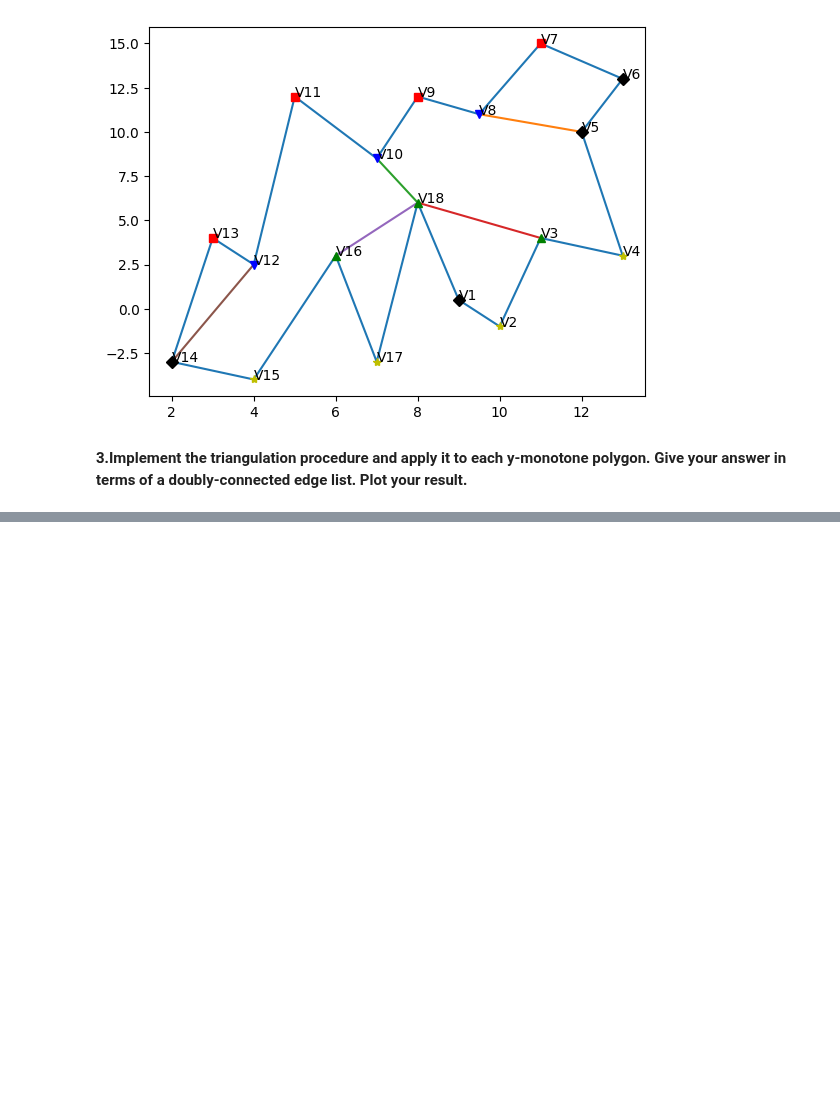
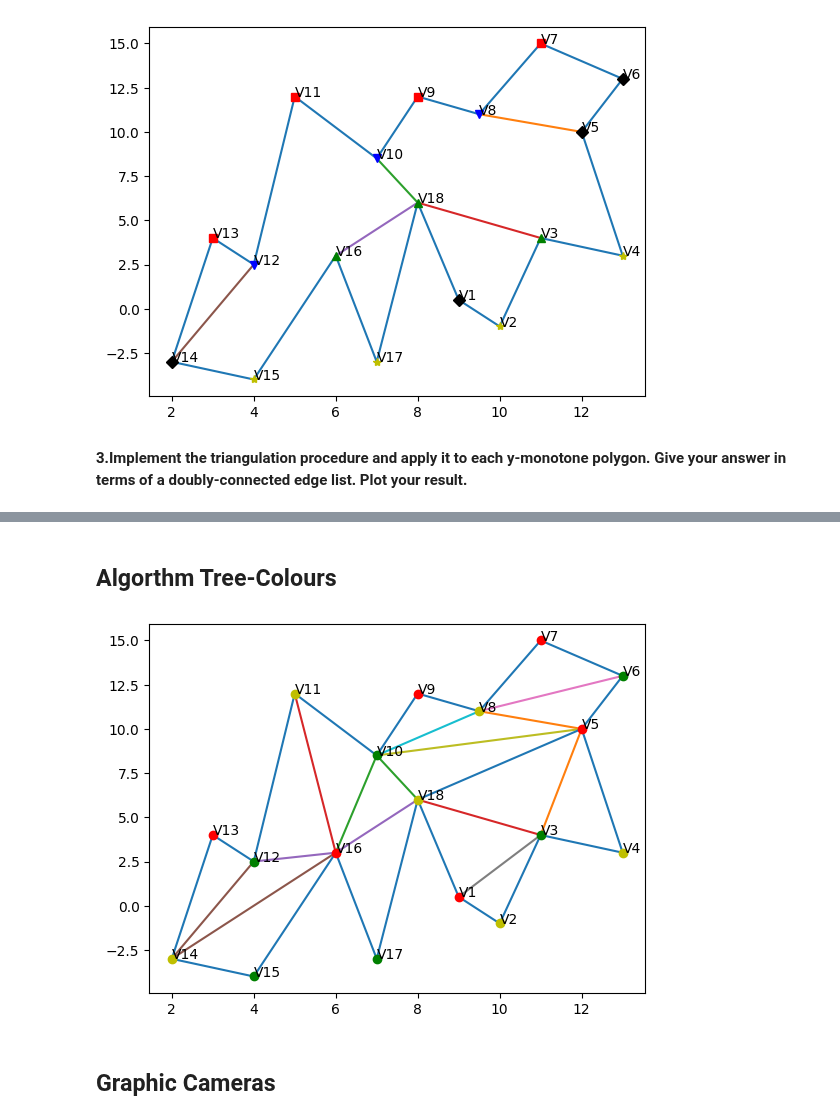
Before and after one commit to DayaVale/Geometria_Computacional, a Jupyter notebook: Homework2/Homework2.ipynb, the cells around one changed output, grey strips where cells are left out. Cells and saved outputs as stored; diff of their text form; code cells hidden in the pictures; blank space fills up the shorter version.

```diff
--- a/Homework2/Homework2.ipynb
+++ b/Homework2/Homework2.ipynb
@@ -25,6 +25,7 @@ class vertex:
         self.edge_inci = None ## Incident Edge
         self.type = None #Type vertex Start,end,regular,merge o split
         self.chain = None # Idicate the chain, if Right or Left
+        self.color = None
 
     ## Add Incident Edge
     def add_edge_inci(self,e):
@@ -1202,0 +1234,50 @@ triangulation_polygon_all(DCEL1)
+# %%
+def graphic_colors(DCEL1):
+    P = DCEL1.list_vertex
+
+    xcor = []
+    ycor = []
+    for i in DCEL1.list_edge:
+        if(i.name[0] == 'e'):
+            if (int(float(i.name[1:])) < 18) :
+                xcor.append(i.origin.x)
+                ycor.append(i.origin.y)
+            elif (int(float(i.name[1:])) == 18):
+
+                xcor.append(i.origin.x)
+                ycor.append(i.origin.y)
+                xcor.append(i.queue.x)
+                ycor.append(i.queue.y)
+
+            else:
+                plt.plot(xcor,ycor)
+                xcor = []
+                ycor = []
+                xcor.append(i.origin.x)
+                ycor.append(i.origin.y)
+                xcor.append(i.queue.x)
+                ycor.append(i.queue.y)
+
+    plt.plot(xcor,ycor)
+    #plot faces
+    for n in P:
+        plt.annotate(n.name, xy = (n.x, n.y), xytext=(n.x, n.y))
+        if n.color == 1: # Square
+            plt.plot(n.x,n.y, "ro")
+        elif n.color == 2: # Triangle up
+            plt.plot(n.x,n.y, "go")
+        elif n.color == 3: #star
+            plt.plot(n.x,n.y, "yo")
+
+
+plt.show()
+# %% [markdown]
+
+## Algorthm Tree-Colours
+# %%
+DCEL1,c = tree_colours(DCEL1)
+graphic_colors(DCEL1)
+# %% [output]
+[figure, added]
+# %% [markdown]
+## Graphic Cameras
```
Also changed, not shown: parts of 30 cells of this notebook, 1 other file.
